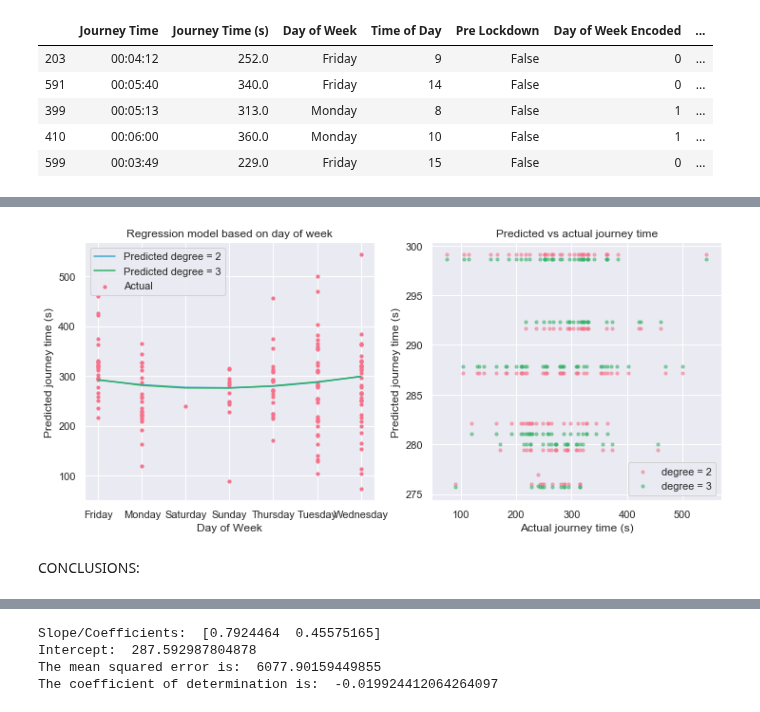
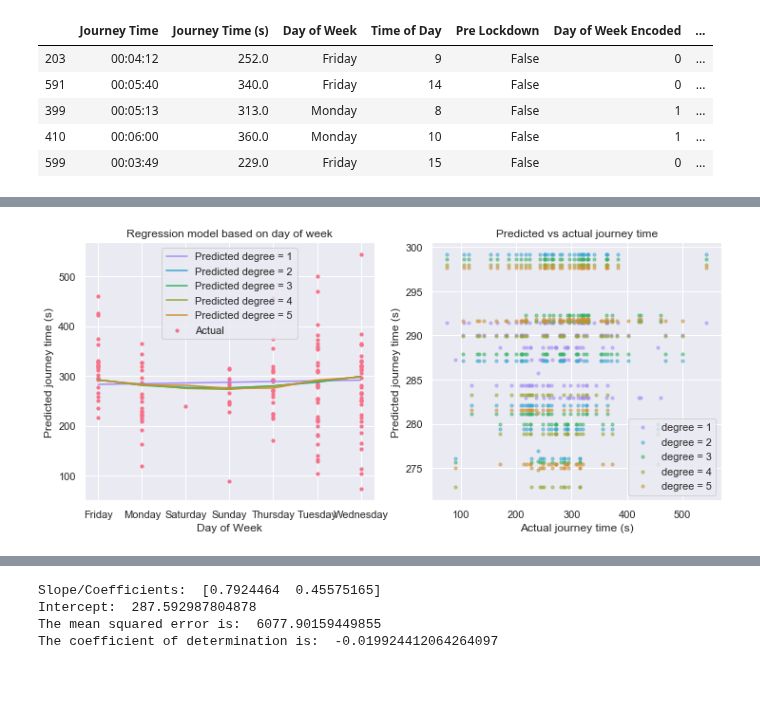
Before and after one commit to serenelc/individual-project-beng, a Jupyter notebook: regression-model.ipynb, the cells around one changed output, grey strips where cells are left out. Drawn from its saved outputs; the diff is of its cells as text; code cells hidden in the pictures; blank space fills up the shorter version.

```diff
--- a/regression-model.ipynb
+++ b/regression-model.ipynb
@@ -588,6 +608,9 @@ def poly_regression_dayofweek(degree):
 
     return y_test, y_pred, rmse, r2
 
+y_test, y_pred_day_of_week1, rmse_day_of_week1, r2_day_of_week1 = poly_regression_dayofweek(1)
 y_test, y_pred_day_of_week2, rmse_day_of_week2, r2_day_of_week2 = poly_regression_dayofweek(2)
 y_test, y_pred_day_of_week3, rmse_day_of_week3, r2_day_of_week3 = poly_regression_dayofweek(3)
+y_test, y_pred_day_of_week4, rmse_day_of_week4, r2_day_of_week4 = poly_regression_dayofweek(4)
+y_test, y_pred_day_of_week5, rmse_day_of_week5, r2_day_of_week5 = poly_regression_dayofweek(5)
 # %% [output]
@@ -602,33 +634,43 @@ The coefficient of determination is:  -0.010683661232427477
 # %%
 import operator
 
 x = validation_day_of_week['Day of Week Encoded'][:, np.newaxis]
 sort_axis = operator.itemgetter(0)
+sorted_zip1 = sorted(zip(x, y_pred_day_of_week1), key=sort_axis)
 sorted_zip2 = sorted(zip(x, y_pred_day_of_week2), key=sort_axis)
 sorted_zip3 = sorted(zip(x, y_pred_day_of_week3), key=sort_axis)
+sorted_zip4 = sorted(zip(x, y_pred_day_of_week4), key=sort_axis)
+sorted_zip5 = sorted(zip(x, y_pred_day_of_week5), key=sort_axis)
+x1, y_pred_1 = zip(*sorted_zip1)
 x2, y_pred_2 = zip(*sorted_zip2)
 x3, y_pred_3 = zip(*sorted_zip3)
+x4, y_pred_4 = zip(*sorted_zip4)
+x5, y_pred_5 = zip(*sorted_zip5)
 
 # Plot outputs
 fig, ax = plt.subplots(figsize=(12,5), nrows = 1, ncols = 2)
 ax[0].scatter(x, y_test, label = "Actual", s = 10)
+ax[0].plot(x1, y_pred_1, label = "Predicted degree = 1", color = cs[6])
 ax[0].plot(x2, y_pred_2, label = "Predicted degree = 2", color = cs[5])
 ax[0].plot(x3, y_pred_3, label = "Predicted degree = 3", color = cs[3])
+ax[0].plot(x4, y_pred_4, label = "Predicted degree = 4", color = cs[2])
+ax[0].plot(x5, y_pred_5, label = "Predicted degree = 5", color = cs[1])
 ax[0].set_title("Regression model based on day of week")
 ax[0].set_xlabel("Day of Week")
 ax[0].set_ylabel("Predicted journey time (s)")
 ax[0].set_xticks([0,1,2,3,4,5,6])
 ax[0].set_xticklabels(days_of_week_label)
 ax[0].legend()
 
-ax[1].scatter(y_test, y_pred_day_of_week2, label = "degree = 2", alpha = 0.5, s = 10)
+ax[1].scatter(y_test, y_pred_day_of_week1, label = "degree = 1", color = cs[6], alpha = 0.5, s = 10)
+ax[1].scatter(y_test, y_pred_day_of_week2, label = "degree = 2", color = cs[5], alpha = 0.5, s = 10)
 ax[1].scatter(y_test, y_pred_day_of_week3, label = "degree = 3", color = cs[3], alpha = 0.5, s = 10)
+ax[1].scatter(y_test, y_pred_day_of_week4, label = "degree = 4", color = cs[2], alpha = 0.5, s = 10)
+ax[1].scatter(y_test, y_pred_day_of_week5, label = "degree = 5", color = cs[1], alpha = 0.5, s = 10)
 ax[1].set_title("Predicted vs actual journey time")
 ax[1].set_xlabel("Actual journey time (s)")
 ax[1].set_ylabel("Predicted journey time (s)")
 ax[1].legend()
 plt.show()
 # %% [output]
-[figure, old version]
+[figure, new version]
-# %% [markdown]
-CONCLUSIONS:
```
Also changed, not shown: parts of 8 cells of this notebook, 43 other files.
